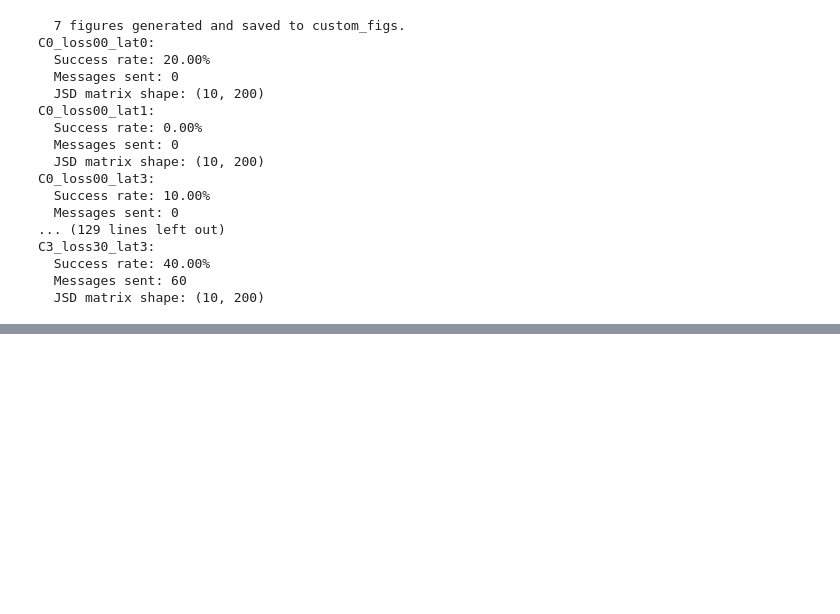
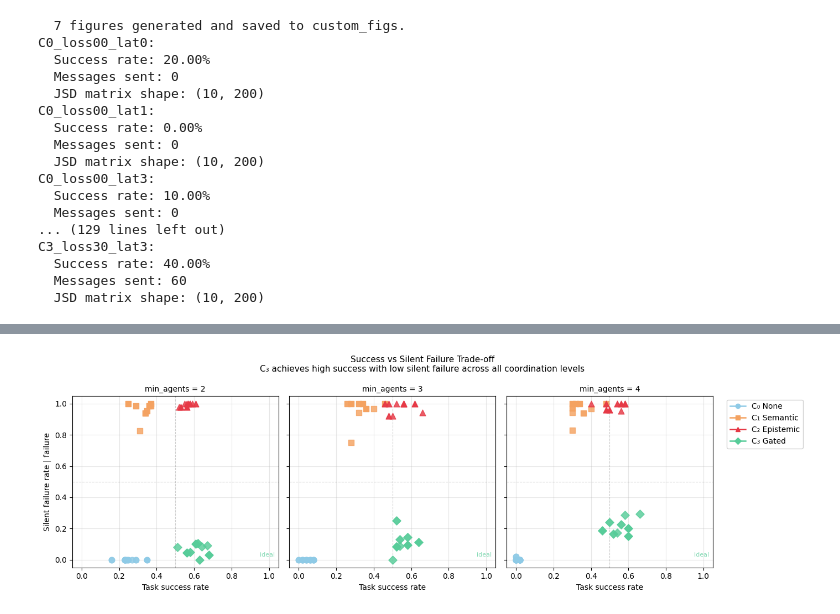
Before and after one commit to davidthfarr/agent2agent, a Jupyter notebook: Untitled.ipynb, the cells around one changed output, grey strips where cells are left out. Drawn from its saved outputs; the diff is of its cells as text; code cells hidden in the pictures; blank space fills up the shorter version.

```diff
--- a/Untitled.ipynb
+++ b/Untitled.ipynb
@@ -45,0 +269,8 @@ C3_loss30_lat3:
+# %%
+for comm in ["C1", "C2", "C3"]:
+    row = summary[(summary["comm"] == comm) & (summary["min_agents"] == 4)].iloc[0]
+    p = row["success"]
+    a = row["alignment"]
+    print(f"{comm}: mean_alignment={a:.3f}, success={p:.3f}")
+    print(f"  If alignment|success≈1: implied alignment|fail = {(a - p) / (1-p):.3f}")
+    print(f"  If alignment|success≈0.7: implied alignment|fail = {(a - p*0.7) / (1-p):.3f}")
@@ -45,0 +287,9 @@ C3_loss30_lat3:
+# %%
+for comm in ["C1", "C2", "C3"]:
+    row = summary[(summary["comm"]==comm) & (summary["min_agents"]==4)].iloc[0]
+    p = row["success"]
+    a = row["alignment"]
+    a_fail = 0.05  # approximate
+    if p > 0:
+        a_success = (a - (1-p) * a_fail) / p
+        print(f"{comm}: success-conditioned alignment ≈ {a_success:.3f}")
@@ -45,0 +471,45 @@ C3_loss30_lat3:
+# %%
+# ---------------------------------------------------------------------------
+# Figure 2 — Success vs Silent Failure scatter
+# Core tradeoff: x=success rate, y=silent failure rate
+# One point per condition, all three min_agents levels
+# ---------------------------------------------------------------------------
+fig, axes = plt.subplots(1, 3, figsize=(14, 4.5), sharey=True, sharex=True)
+
+for ax, n, results in zip(axes, [2,3,4], [results_2, results_3, results_4]):
+    for name, s in results.items():
+        ct   = _comm_type(name)
+        sf   = s.silent_failure_rate_given_failure
+        succ = s.task_success_rate
+        if np.isnan(sf):
+            sf = 0.0
+        loss = _loss_from_name(name)
+        alpha = max(0.3, 1.0 - loss * 0.6)
+        ax.scatter(succ, sf,
+                   color=COMM_COLORS[ct],
+                   marker=COMM_MARKERS[ct],
+                   s=60, alpha=alpha, zorder=3)
+
+    ax.set_title(f"min_agents = {n}", fontsize=10)
+    ax.set_xlabel("Task success rate", fontsize=10)
+    ax.set_xlim(-0.05, 1.05)
+    ax.set_ylim(-0.05, 1.05)
+    ax.grid(True, alpha=0.3)
+    ax.axhline(0.5, color="gray", lw=0.8, ls="--", alpha=0.4)
+    ax.axvline(0.5, color="gray", lw=0.8, ls="--", alpha=0.4)
+    # Annotate ideal corner
+    ax.annotate("ideal", xy=(0.95, 0.02), fontsize=8,
+                color=COMM_COLORS["C3"], alpha=0.7)
+
+axes[0].set_ylabel("Silent failure rate | failure", fontsize=10)
+axes[-1].legend(handles=legend_handles(),
+                bbox_to_anchor=(1.05,1), loc="upper left", framealpha=0.9)
+
+fig.suptitle("Success vs Silent Failure Trade-off\n"
+             "C₃ achieves high success with low silent failure across all coordination levels",
+             fontsize=11)
+fig.tight_layout()
+plt.savefig("fig2_success_vs_silentfail.png", dpi=150, bbox_inches="tight")
+plt.show()
+# %% [output]
+[figure, added]
```
Also changed, not shown: parts of 15 cells of this notebook, 13 other files.
